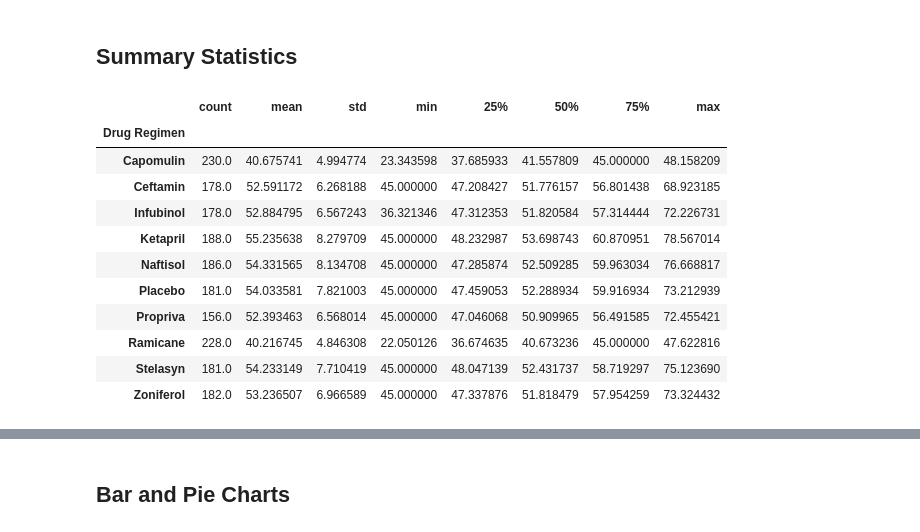
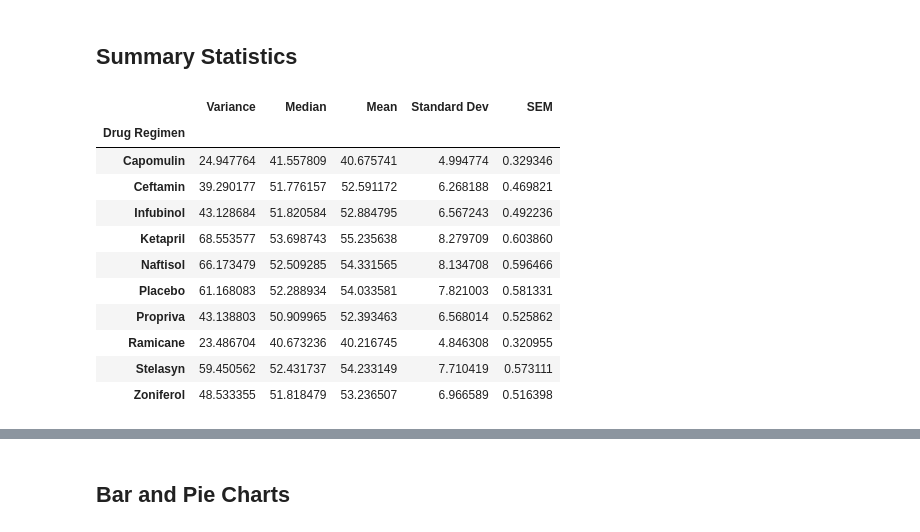
Before and after one commit to rmaher314/HW5_Matplotlib, a Jupyter notebook: pymaceuticals_starter.ipynb, the cells around one changed output, grey strips where cells are left out. Drawn from its saved outputs; the diff is of its cells as text; code cells hidden in the pictures.

Commit message:
Got the first output table to generate correctly with the right fields.  Got the first pandas plot bar graph to generate as well.

```diff
--- a/pymaceuticals_starter.ipynb
+++ b/pymaceuticals_starter.ipynb
@@ -87,23 +89,34 @@ dtype: int64
 ## Summary Statistics
 # %%
 #Find the unique drug types
-#TODOs - how to I put these together.
+#TODOs - how to I put these together. Create multiple series to put together.
 
-mouse_data_nodupes_df.groupby('Drug Regimen', as_index = True)["Tumor Volume (mm3)"].describe()
-#mouse_data_nodupes_df.groupby('Drug Regimen', as_index = True)["Tumor Volume (mm3)"].var()
-#mouse_data_nodupes_df.groupby('Drug Regimen', as_index = True)["Tumor Volume (mm3)"].median()
+#mouse_data_nodupes_df.groupby('Drug Regimen', as_index = True)["Tumor Volume (mm3)"].describe()
+var_stat= mouse_data_nodupes_df.groupby('Drug Regimen')["Tumor Volume (mm3)"].var()
+med_stat= mouse_data_nodupes_df.groupby('Drug Regimen')["Tumor Volume (mm3)"].median()
+std_stat= mouse_data_nodupes_df.groupby('Drug Regimen')["Tumor Volume (mm3)"].std()
+men_stat= mouse_data_nodupes_df.groupby('Drug Regimen')["Tumor Volume (mm3)"].mean()
+sem_stat= mouse_data_nodupes_df.groupby('Drug Regimen')["Tumor Volume (mm3)"].sem()
 
 #stats_df
+#var_stat
+#med_stat
+#std_stat
+#men_stat
+#sem_stat
+
+drug_stat_df = pd.DataFrame({"Variance":var_stat, "Median": med_stat, "Mean": men_stat, "Standard Dev": std_stat, "SEM": sem_stat})
+drug_stat_df
 # %% [output]
-|  | count | mean | std | min | 25% | 50% | 75% | max |
-| Drug Regimen |  |  |  |  |  |  |  |  |
-| Capomulin | 230.0 | 40.675741 | 4.994774 | 23.343598 | 37.685933 | 41.557809 | 45.000000 | 48.158209 |
-| Ceftamin | 178.0 | 52.591172 | 6.268188 | 45.000000 | 47.208427 | 51.776157 | 56.801438 | 68.923185 |
-| Infubinol | 178.0 | 52.884795 | 6.567243 | 36.321346 | 47.312353 | 51.820584 | 57.314444 | 72.226731 |
-| Ketapril | 188.0 | 55.235638 | 8.279709 | 45.000000 | 48.232987 | 53.698743 | 60.870951 | 78.567014 |
-| Naftisol | 186.0 | 54.331565 | 8.134708 | 45.000000 | 47.285874 | 52.509285 | 59.963034 | 76.668817 |
-| Placebo | 181.0 | 54.033581 | 7.821003 | 45.000000 | 47.459053 | 52.288934 | 59.916934 | 73.212939 |
-| Propriva | 156.0 | 52.393463 | 6.568014 | 45.000000 | 47.046068 | 50.909965 | 56.491585 | 72.455421 |
-| Ramicane | 228.0 | 40.216745 | 4.846308 | 22.050126 | 36.674635 | 40.673236 | 45.000000 | 47.622816 |
-| Stelasyn | 181.0 | 54.233149 | 7.710419 | 45.000000 | 48.047139 | 52.431737 | 58.719297 | 75.123690 |
-| Zoniferol | 182.0 | 53.236507 | 6.966589 | 45.000000 | 47.337876 | 51.818479 | 57.954259 | 73.324432 |
+|  | Variance | Median | Mean | Standard Dev | SEM |
+| Drug Regimen |  |  |  |  |  |
+| Capomulin | 24.947764 | 41.557809 | 40.675741 | 4.994774 | 0.329346 |
+| Ceftamin | 39.290177 | 51.776157 | 52.591172 | 6.268188 | 0.469821 |
+| Infubinol | 43.128684 | 51.820584 | 52.884795 | 6.567243 | 0.492236 |
+| Ketapril | 68.553577 | 53.698743 | 55.235638 | 8.279709 | 0.603860 |
+| Naftisol | 66.173479 | 52.509285 | 54.331565 | 8.134708 | 0.596466 |
+| Placebo | 61.168083 | 52.288934 | 54.033581 | 7.821003 | 0.581331 |
+| Propriva | 43.138803 | 50.909965 | 52.393463 | 6.568014 | 0.525862 |
+| Ramicane | 23.486704 | 40.673236 | 40.216745 | 4.846308 | 0.320955 |
+| Stelasyn | 59.450562 | 52.431737 | 54.233149 | 7.710419 | 0.573111 |
+| Zoniferol | 48.533355 | 51.818479 | 53.236507 | 6.966589 | 0.516398 |
```
Also changed, not shown: parts of 5 cells of this notebook.
